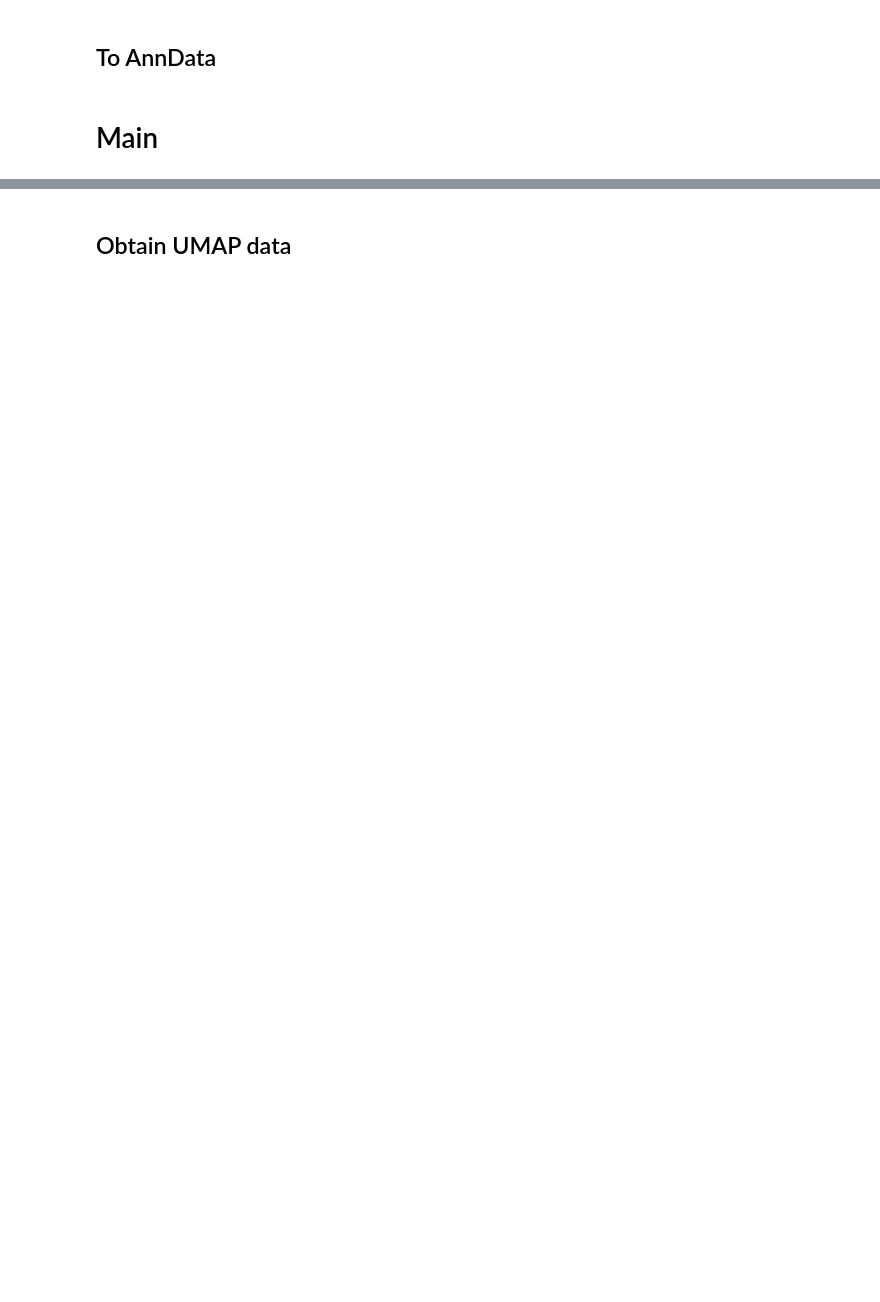
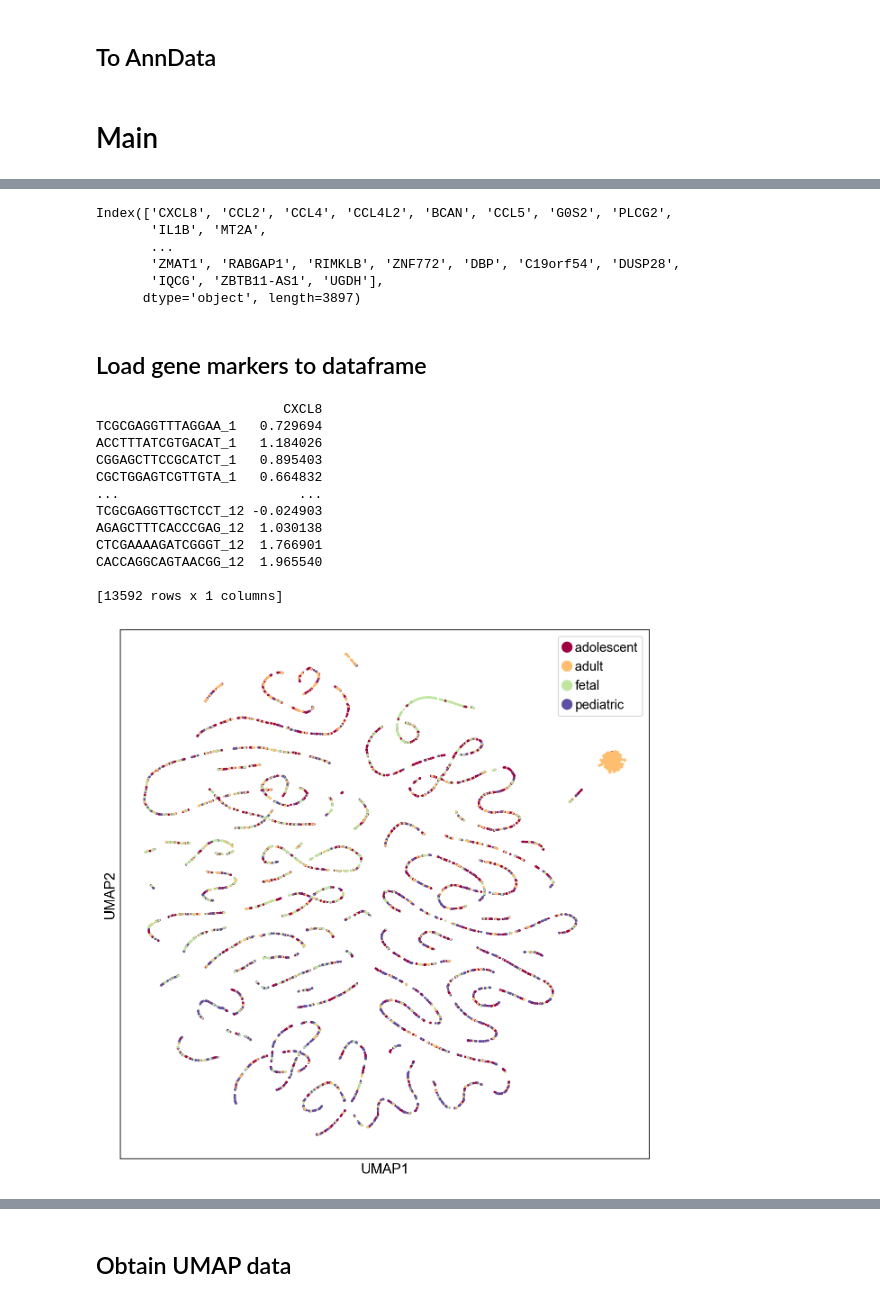
Before and after one commit to SBurwash/CRCHUM, a Jupyter notebook: Moein_project/main.ipynb, the cells around one changed output, grey strips where cells are left out. Saved outputs shown, nothing was run; the diff lists cells and outputs as text; code cells hidden in the pictures; blank space fills up the shorter version.

Commit message:
Started to_investigate

```diff
--- a/Moein_project/main.ipynb
+++ b/Moein_project/main.ipynb
@@ -132,3 +196,38 @@ def sc_aggregate(metadata, cluster_param, target_param, order_by, value_weight=0
+# %%
+def to_investigate(data, metadata, markers, metadata_filter, cluster_type='UMAP'):
+    """ Analyse subset based on markers to investigate
+
+    @param data DataFrame - our current data (already preprocessed)
+    @param metadata DataFrame - our current metadata
+    @param cluster_type Str - Type of clustering algorithm  we wish to use
+    @param markers list[Str] - List of useful markers to subset
+
+    @return DataFrame with pertinent markers
+    @return Scatter plot of DataFrame based on metadata_filter
+    """
+    subset_data = pd.DataFrame()
+
+    for m in markers:
+        if m in data:
+            subset_data[m] = data[m]
+
+    print(subset_data)
+#     print('{:.2f}% of markers in dataset').format(len(subset_data.columns)/len(markers))
+
+    subset_data_clusters = pd.DataFrame()
+    if cluster_type is 'UMAP':
+        subset_data_clusters = umap.UMAP().fit_transform(subset_data)
+    elif cluster_type is 'PHATE':
+        subset_data_clusters = phate.PHATE().fit_transform(subset_data)
+
+    plot = scprep.plot.scatter2d(subset_data_clusters,
+                                 c=metadata[metadata_filter],
+                                 figsize=(8,8),
+                                 cmap="Spectral",
+                                 ticks=False,
+                                 label_prefix=cluster_type)
+
+    return (subset_data, plot)
 # %% [markdown]
 ## To AnnData
 # %%
@@ -161,0 +277,14 @@ metadata = scprep.io.load_csv("../data/moein_data/moein.meta_data.csv")
+# %%
+pd.options.display.max_seq_items = 20
+
+# pd.set_option('display.max_columns', df.shape[0]+1)
+data.columns
+# %% [output]
+Index(['CXCL8', 'CCL2', 'CCL4', 'CCL4L2', 'BCAN', 'CCL5', 'G0S2', 'PLCG2',
+       'IL1B', 'MT2A',
+       ...
+       'ZMAT1', 'RABGAP1', 'RIMKLB', 'ZNF772', 'DBP', 'C19orf54', 'DUSP28',
+       'IQCG', 'ZBTB11-AS1', 'UGDH'],
+      dtype='object', length=3897)
+# %% [markdown]
+## Load gene markers to dataframe
@@ -162,3 +295,22 @@ metadata = scprep.io.load_csv("../data/moein_data/moein.meta_data.csv")
+# %%
+subset, plot = to_investigate(data=data,
+                              metadata = metadata,
+                              metadata_filter = "age",
+                              markers = ['CXCL8'])
+# %% [output]
+                        CXCL8
+TCGCGAGGTTTAGGAA_1   0.729694
+ACCTTTATCGTGACAT_1   1.184026
+CGGAGCTTCCGCATCT_1   0.895403
+CGCTGGAGTCGTTGTA_1   0.664832
+...                       ...
+TCGCGAGGTTGCTCCT_12 -0.024903
+AGAGCTTTCACCCGAG_12  1.030138
+CTCGAAAAGATCGGGT_12  1.766901
+CACCAGGCAGTAACGG_12  1.965540
+
+[13592 rows x 1 columns]
+[figure, added]
 # %%
 data_phate = phate.PHATE().fit_transform(data)
 data_phate = pd.DataFrame(data_phate, index=data.index)
```
Also changed, not shown: parts of 30 cells of this notebook, 2 other files.
